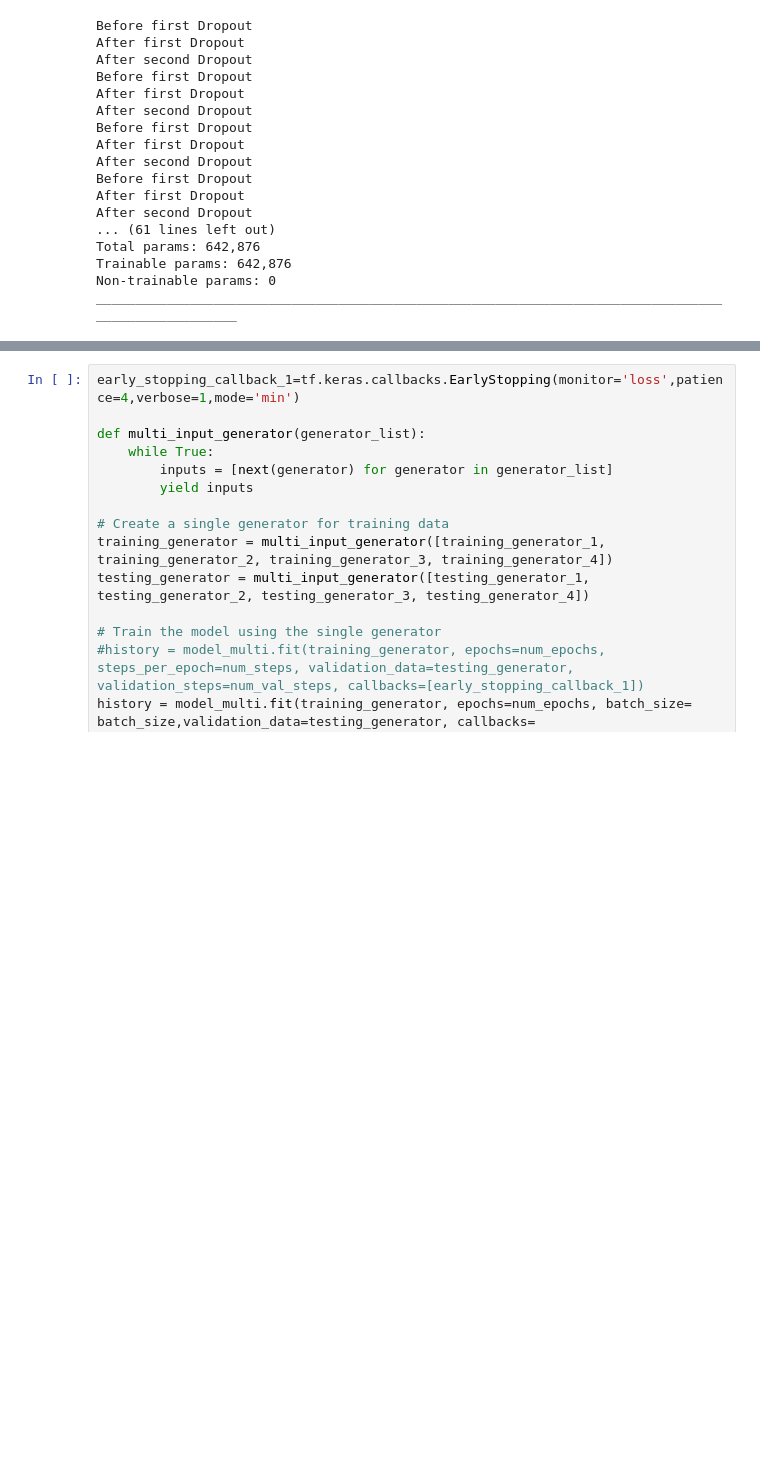
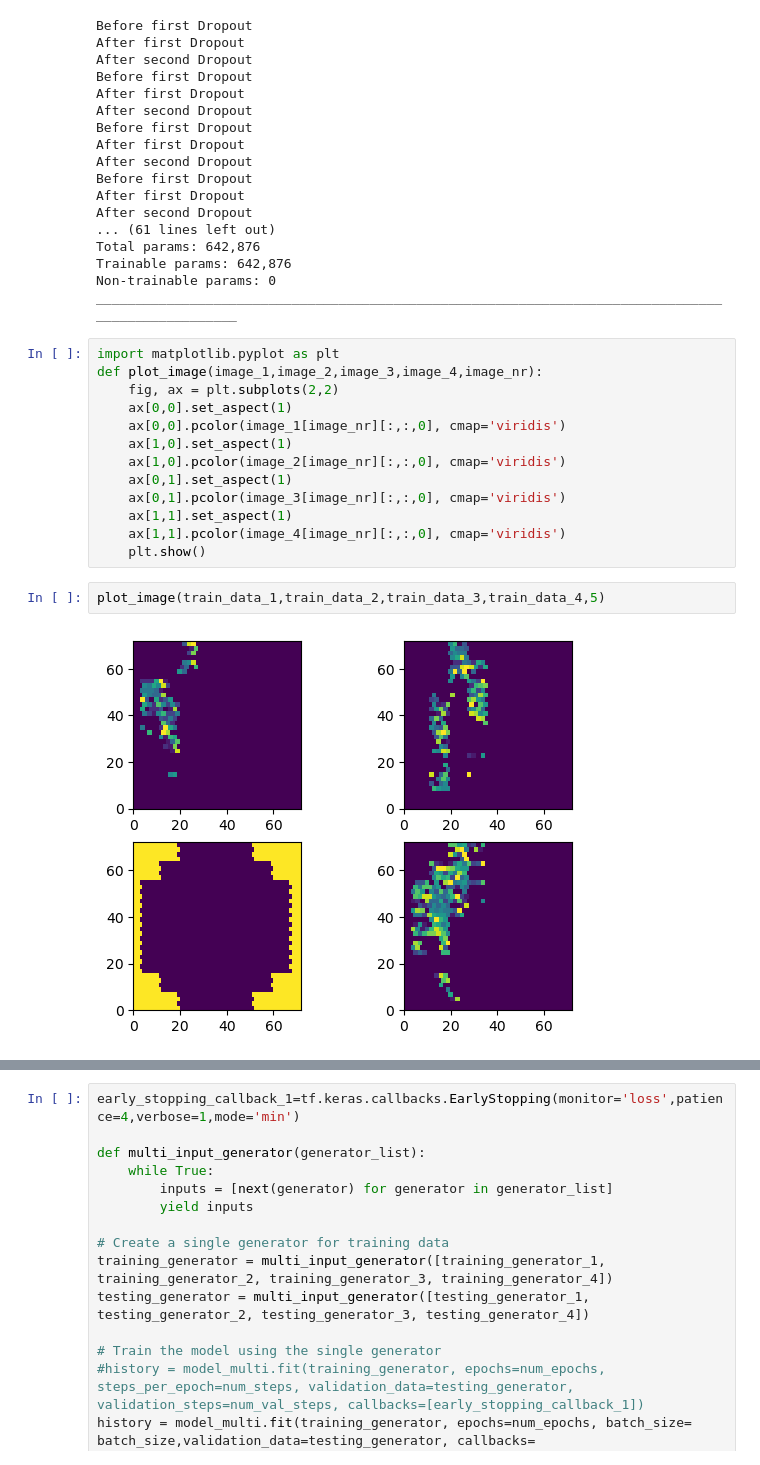
Before and after one commit to hanneswarnhofer/ECAP_HiWi_WorkingDirectory, a Jupyter notebook: Data_Tryout_ImageMapper.ipynb, the cells around one changed output, grey strips where cells are left out. Saved outputs shown, nothing was run; the diff lists cells and outputs as text; blank space fills up the shorter version.

Commit message:
Adding test plots in between

```diff
--- a/Data_Tryout_ImageMapper.ipynb
+++ b/Data_Tryout_ImageMapper.ipynb
@@ -747,3 +754,20 @@ Total params: 642,876
 Trainable params: 642,876
 Non-trainable params: 0
 __________________________________________________________________________________________________
+# %%
+import matplotlib.pyplot as plt
+def plot_image(image_1,image_2,image_3,image_4,image_nr):
+    fig, ax = plt.subplots(2,2)
+    ax[0,0].set_aspect(1)
+    ax[0,0].pcolor(image_1[image_nr][:,:,0], cmap='viridis')
+    ax[1,0].set_aspect(1)
+    ax[1,0].pcolor(image_2[image_nr][:,:,0], cmap='viridis')
+    ax[0,1].set_aspect(1)
+    ax[0,1].pcolor(image_3[image_nr][:,:,0], cmap='viridis')
+    ax[1,1].set_aspect(1)
+    ax[1,1].pcolor(image_4[image_nr][:,:,0], cmap='viridis')
+    plt.show()
+# %%
+plot_image(train_data_1,train_data_2,train_data_3,train_data_4,5)
+# %% [output]
+[figure, added]
```
Also changed, not shown: parts of 4 cells of this notebook, 1 other file.
